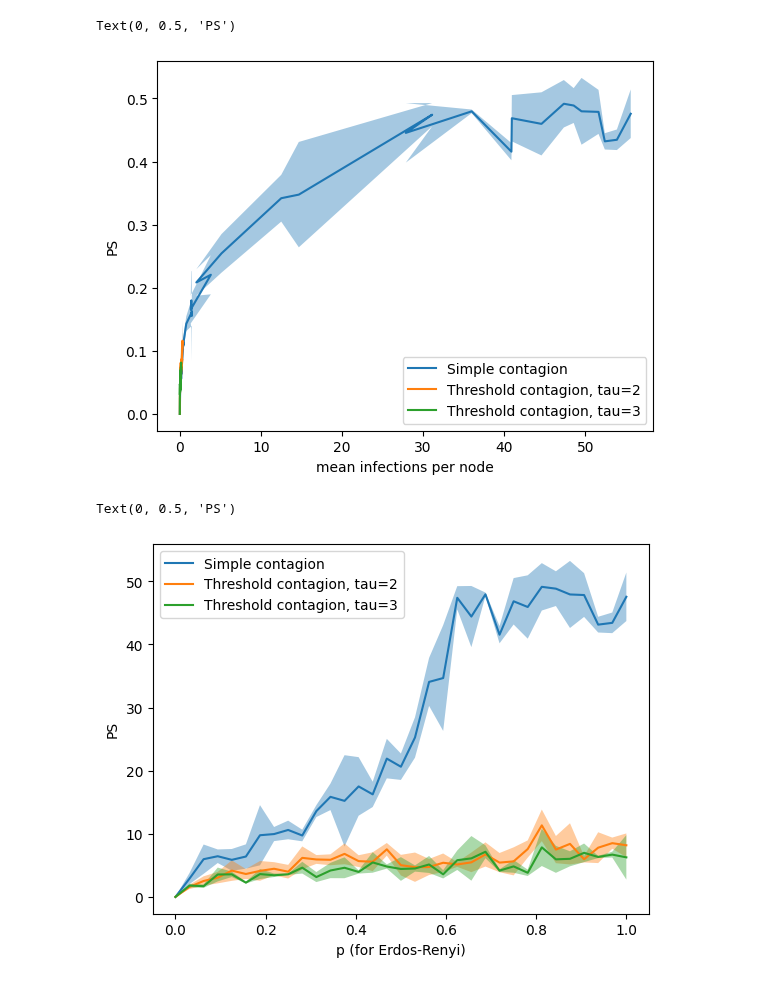
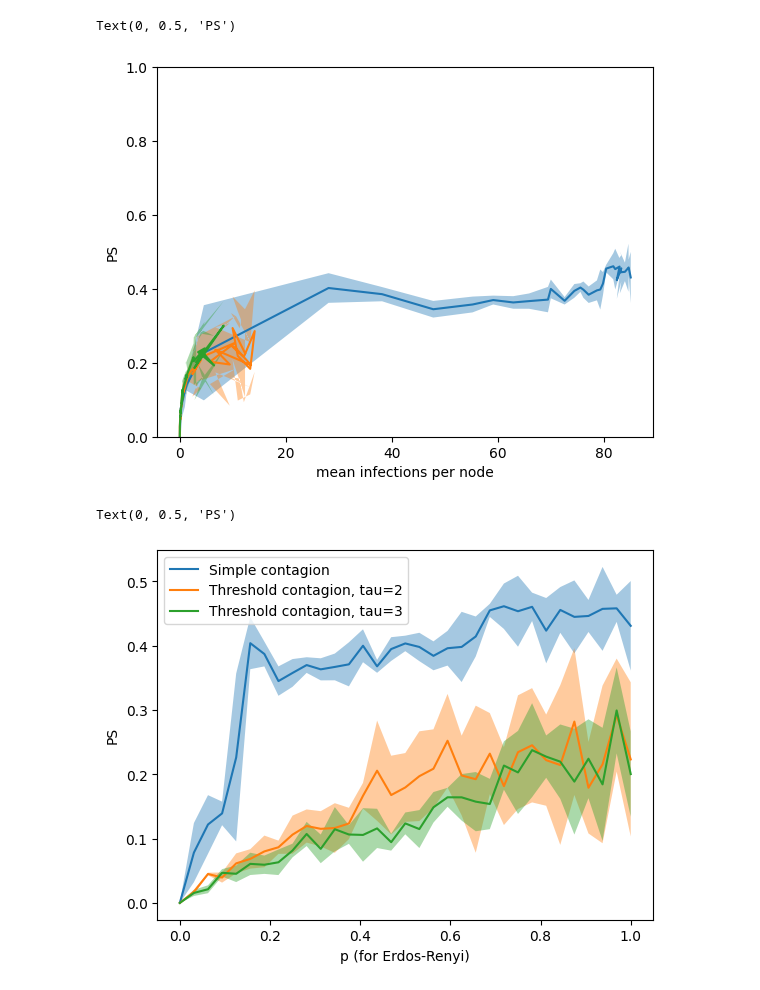
Before and after one commit to nwlandry/complex-network-reconstruction, a Jupyter notebook: plot_er_test.ipynb, the cells around one changed output. Drawn from its saved outputs; the diff is of its cells as text; code cells hidden in the pictures.

```diff
--- a/plot_er_test.ipynb
+++ b/plot_er_test.ipynb
@@ -14,7 +18,7 @@ beta = []
 frac = []
 
 
-data_dir = "Data/erdos-renyi_experiment/"
+data_dir = "Data/er2/"
 for f in os.listdir(data_dir):
 
     d = f.split(".json")[0].split("-")
@@ -86,23 +90,24 @@ for i in c_dict:
     ipn_mean = np.mean(ipn, axis=2)[c_dict[i]]
     plt.plot(ipn_mean, ps_mean, label=l[i])
     plt.fill_between(ipn_mean, ps_mean - ps_std, ps_mean + ps_std, alpha=0.4)
-plt.legend()
+# plt.legend()
+plt.ylim([0, 1])
 plt.xlabel("mean infections per node")
 plt.ylabel("PS")
 # %% [output]
 Text(0, 0.5, 'PS')
-[figure, old version]
+[figure, new version]
 # %%
 l = ["Simple contagion", "Threshold contagion, tau=2", "Threshold contagion, tau=3"]
 
 for i in c_dict:
-    ps_mean = np.mean(spsmat, axis=2)[:, c_dict[i]]
-    ps_std = np.std(spsmat, axis=2)[:, c_dict[i]]
+    ps_mean = np.mean(spsmat, axis=2)[c_dict[i]]
+    ps_std = np.std(spsmat, axis=2)[c_dict[i]]
     plt.plot(plist, ps_mean, label=l[i])
     plt.fill_between(plist, ps_mean - ps_std, ps_mean + ps_std, alpha=0.4)
 plt.legend()
 plt.xlabel("p (for Erdos-Renyi)")
 plt.ylabel("PS")
 # %% [output]
 Text(0, 0.5, 'PS')
-[figure, old version]
+[figure, new version]
```
Also changed, not shown: parts of 2 cells of this notebook, 4 other files.
